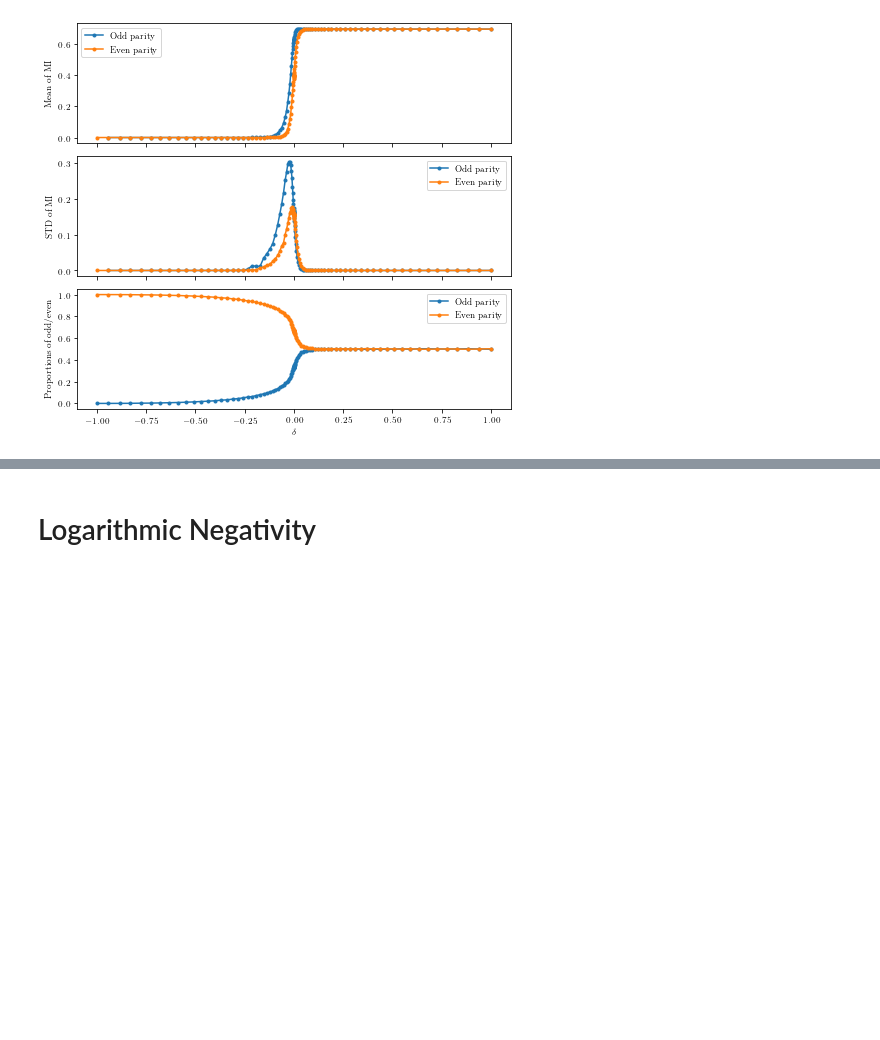
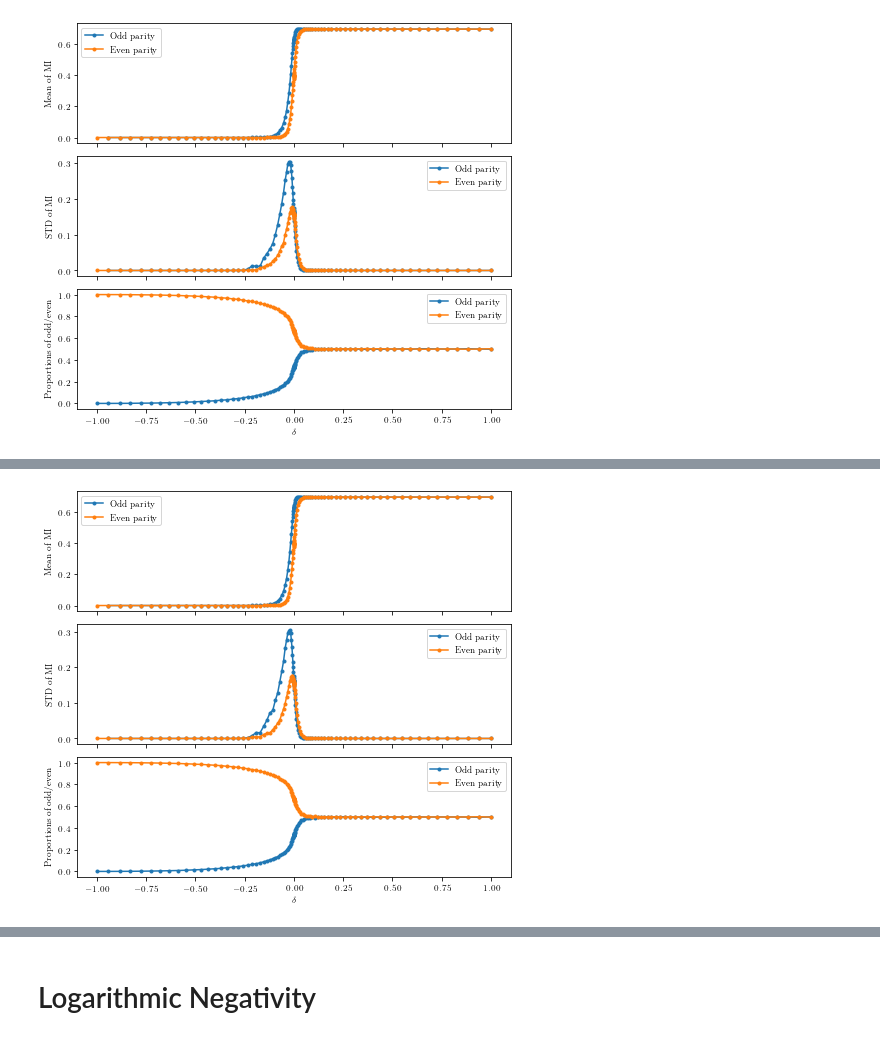
Before and after one commit to hainingpan/SPT, a Jupyter notebook: test_Majorana_chain.ipynb, the cells around one changed output, grey strips where cells are left out. Saved outputs shown, nothing was run; the diff lists cells and outputs as text; code cells hidden in the pictures; blank space fills up the shorter version.

```diff
--- a/test_Majorana_chain.ipynb
+++ b/test_Majorana_chain.ipynb
@@ -2701,0 +2844,4 @@ fig.savefig('/mnt/d/kitp/Rp_SPT/5/mutual_info_Born_En{:d}_Parity.pdf'.format(es)
+# %%
+es=100000
+with open('/mnt/d/kitp/Rp_SPT/5/mutual_info_Born_En{:d}_e3.pickle'.format(es),'rb') as f:
+    delta_dict_e3,mutual_info_dis_dict_e3,s_history_dis_dict_e3=pickle.load(f)
@@ -2701,0 +2878,26 @@ fig.savefig('/mnt/d/kitp/Rp_SPT/5/mutual_info_Born_En{:d}_Parity.pdf'.format(es)
+# %%
+fig,axs=plt.subplots(3,1,figsize=(6.8,6),sharex=True)
+ax=axs[0]
+ax.plot(delta_dict_e3[0],odd_ensemble_mean_e3,'.-',label='Odd parity')
+ax.plot(delta_dict_e3[0],even_ensemble_mean_e3,'.-',label='Even parity')
+ax.set_ylabel('Mean of MI')
+ax.legend()
+
+ax=axs[1]
+ax.plot(delta_dict_e3[0],odd_ensemble_std_e3,'.-',label='Odd parity')
+ax.plot(delta_dict_e3[0],even_ensemble_std_e3,'.-',label='Even parity')
+ax.set_ylabel('STD of MI')
+ax.legend()
+
+ax=axs[2]
+ax.plot(delta_dict_e3[0],np.array(odd_ensemble_size_e3)/es,'.-',label='Odd parity')
+ax.plot(delta_dict_e3[0],np.array(even_ensemble_size_e3)/es,'.-',label='Even parity')
+ax.set_ylabel('Proportions of odd/even')
+ax.legend()
+
+
+ax.set_xlabel(r'$\delta$')
+fig.tight_layout()
+# fig.savefig('/mnt/d/kitp/Rp_SPT/5/mutual_info_Born_En{:d}_L68_Parity.pdf'.format(es),bbox_inches='tight')
+# %% [output]
+[figure, added]
```
Also changed, not shown: parts of 104 cells of this notebook, 4 other files.
